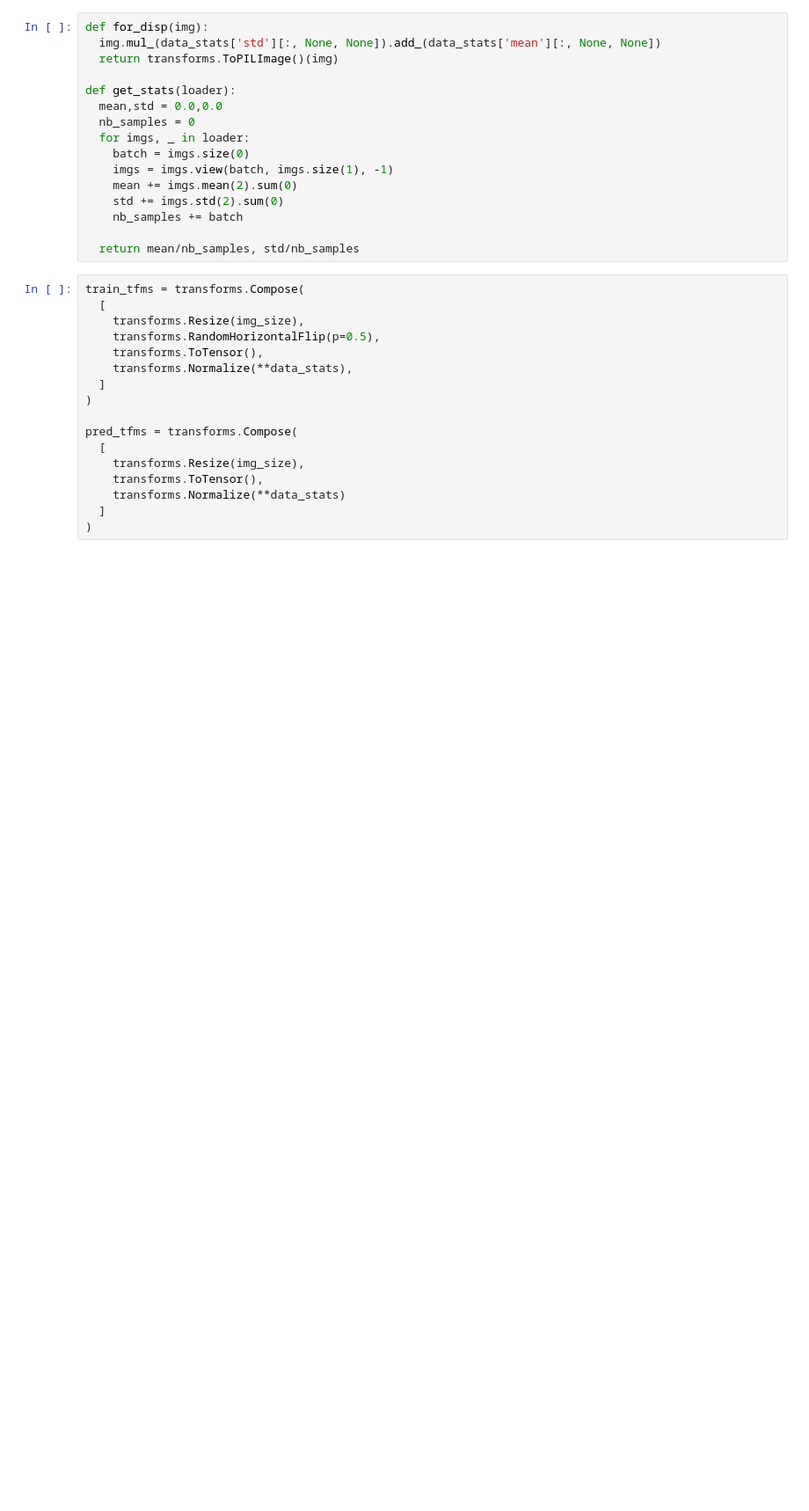
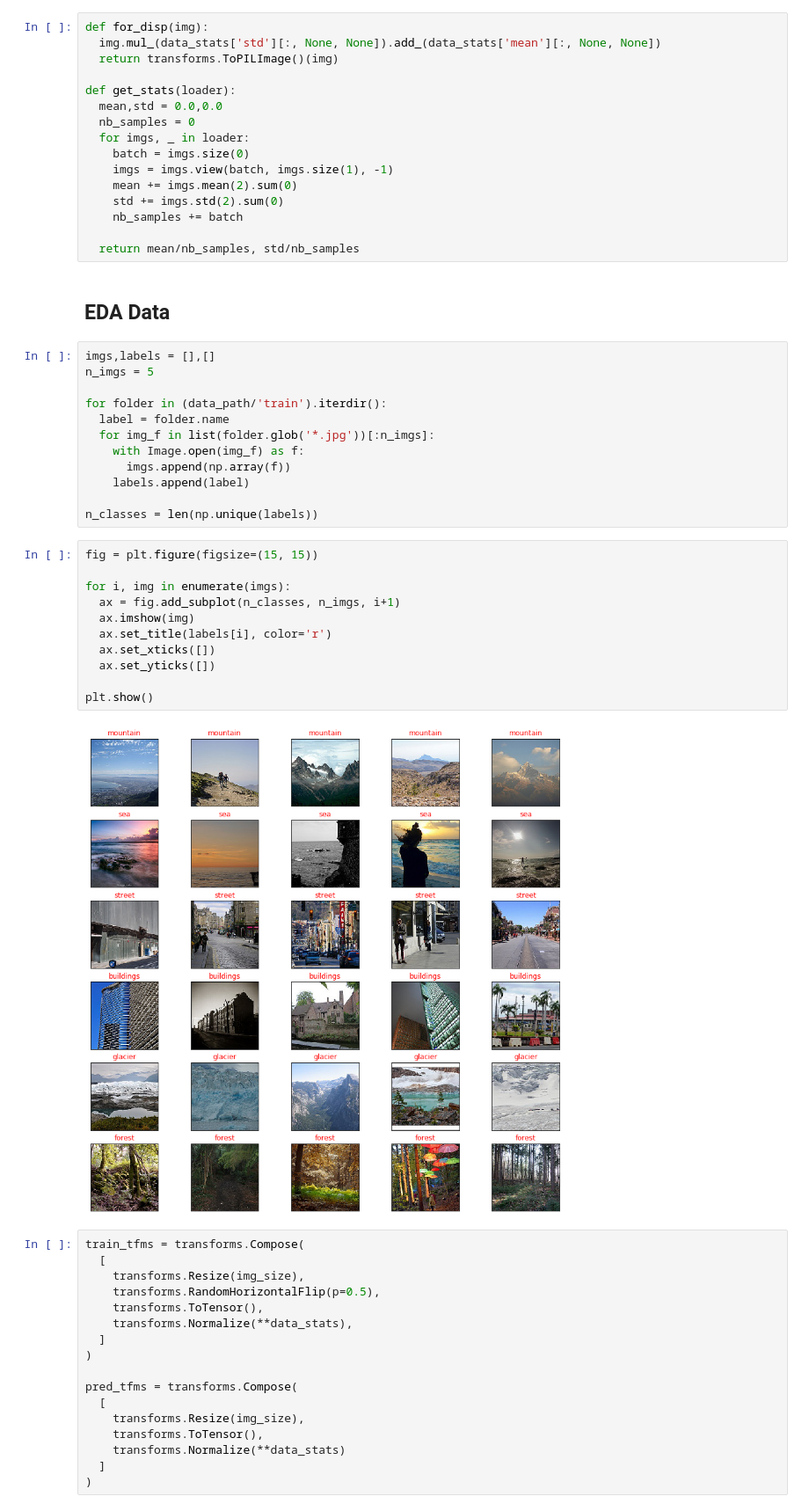
Before and after one commit to sudarshan85/adversarial_demo, a Jupyter notebook: dev.ipynb, the cells around one changed output. Shown at 88% size. Cells and saved outputs as stored; diff of their text form; blank space fills up the shorter version.

```diff
--- a/dev.ipynb
+++ b/dev.ipynb
@@ -41,6 +47,33 @@ def get_stats(loader):
     nb_samples += batch
 
   return mean/nb_samples, std/nb_samples
+# %% [markdown]
+## EDA Data
+# %%
+imgs,labels = [],[]
+n_imgs = 5
+
+for folder in (data_path/'train').iterdir():
+  label = folder.name
+  for img_f in list(folder.glob('*.jpg'))[:n_imgs]:
+    with Image.open(img_f) as f:
+      imgs.append(np.array(f))
+    labels.append(label)
+
+n_classes = len(np.unique(labels))
+# %%
+fig = plt.figure(figsize=(15, 15))
+
+for i, img in enumerate(imgs):
+  ax = fig.add_subplot(n_classes, n_imgs, i+1)
+  ax.imshow(img)
+  ax.set_title(labels[i], color='r')
+  ax.set_xticks([])
+  ax.set_yticks([])
+
+plt.show()
+# %% [output]
+[figure, added]
 # %%
 train_tfms = transforms.Compose(
   [
```
Also changed, not shown: parts of 7 cells of this notebook.
